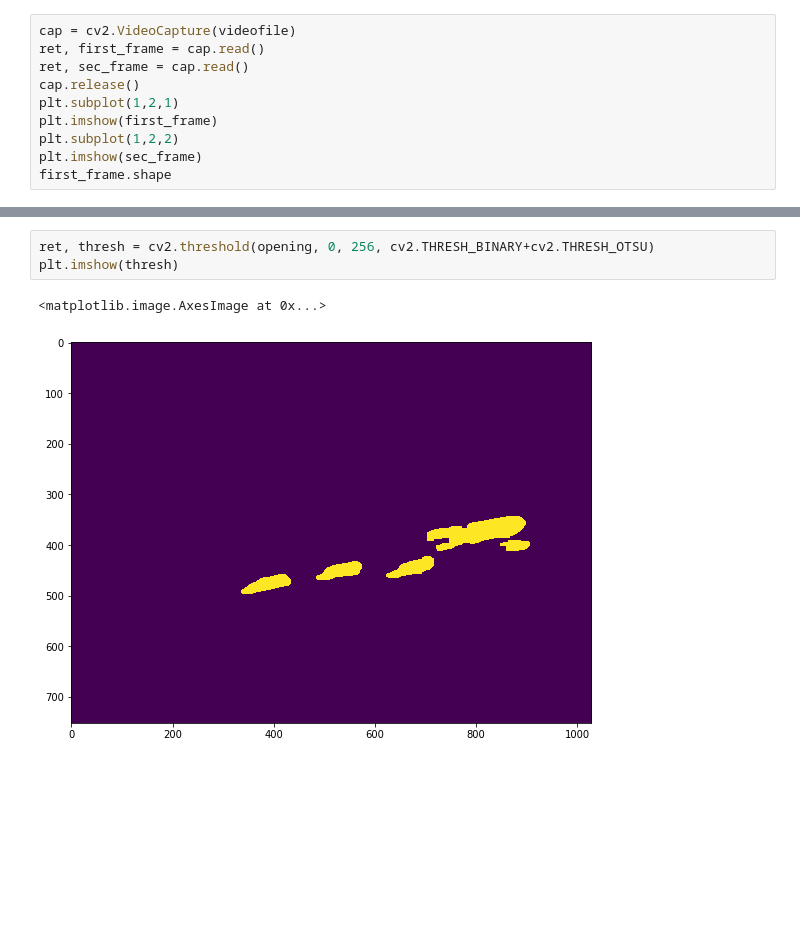
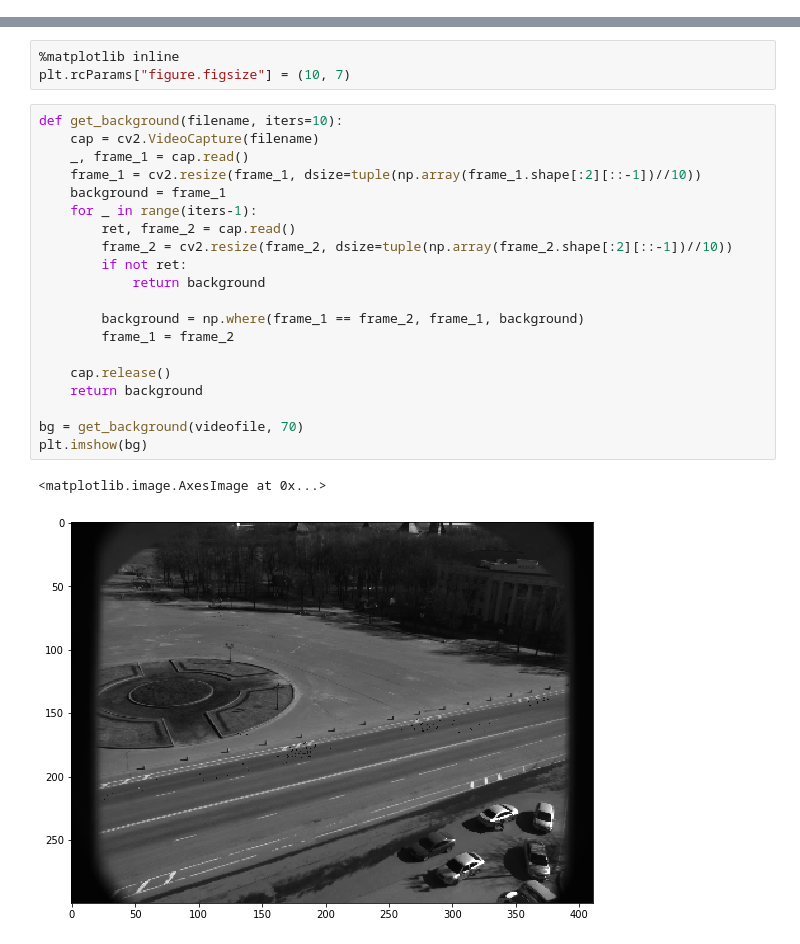
Before and after one commit to 7rick03ligh7/IBM_Smart_View, a Jupyter notebook: Object detecting.ipynb, the cells around one changed output, grey strips where cells are left out. Saved outputs shown, nothing was run; the diff lists cells and outputs as text; blank space fills up the shorter version.

```diff
--- a/Object detecting.ipynb
+++ b/Object detecting.ipynb
@@ -7,12 +5,2 @@ plt.rcParams["figure.figsize"] = (10, 7)
 
 videofile = './Novgorod_2019-04-05-15_15_00.mp4'
-# %%
-cap = cv2.VideoCapture(videofile)
-ret, first_frame = cap.read()
-ret, sec_frame = cap.read()
-cap.release()
-plt.subplot(1,2,1)
-plt.imshow(first_frame)
-plt.subplot(1,2,2)
-plt.imshow(sec_frame)
-first_frame.shape
@@ -84,6 +7,26 @@ plt.imshow(thresh)
-# %%
-ret, thresh = cv2.threshold(opening, 0, 256, cv2.THRESH_BINARY+cv2.THRESH_OTSU)
-plt.imshow(thresh)
-# %% [output]
-<matplotlib.image.AxesImage at 0x...>
-[figure, removed]
+# %%
+%matplotlib inline
+plt.rcParams["figure.figsize"] = (10, 7)
+# %%
+def get_background(filename, iters=10):
+    cap = cv2.VideoCapture(filename)
+    _, frame_1 = cap.read()
+    frame_1 = cv2.resize(frame_1, dsize=tuple(np.array(frame_1.shape[:2][::-1])//10))
+    background = frame_1
+    for _ in range(iters-1):
+        ret, frame_2 = cap.read()
+        frame_2 = cv2.resize(frame_2, dsize=tuple(np.array(frame_2.shape[:2][::-1])//10))
+        if not ret:
+            return background
+
+        background = np.where(frame_1 == frame_2, frame_1, background)
+        frame_1 = frame_2
+
+    cap.release()
+    return background
+
+bg = get_background(videofile, 70)
+plt.imshow(bg)
+# %% [output]
+<matplotlib.image.AxesImage at 0x...>
+[figure, added]
```
Also changed, not shown: parts of 18 cells of this notebook.
